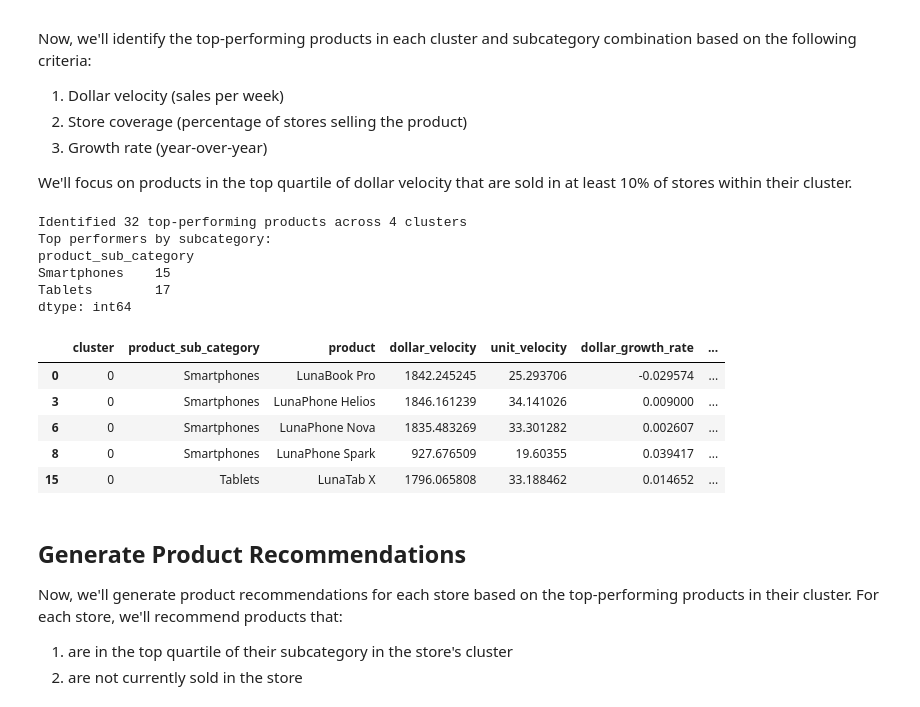
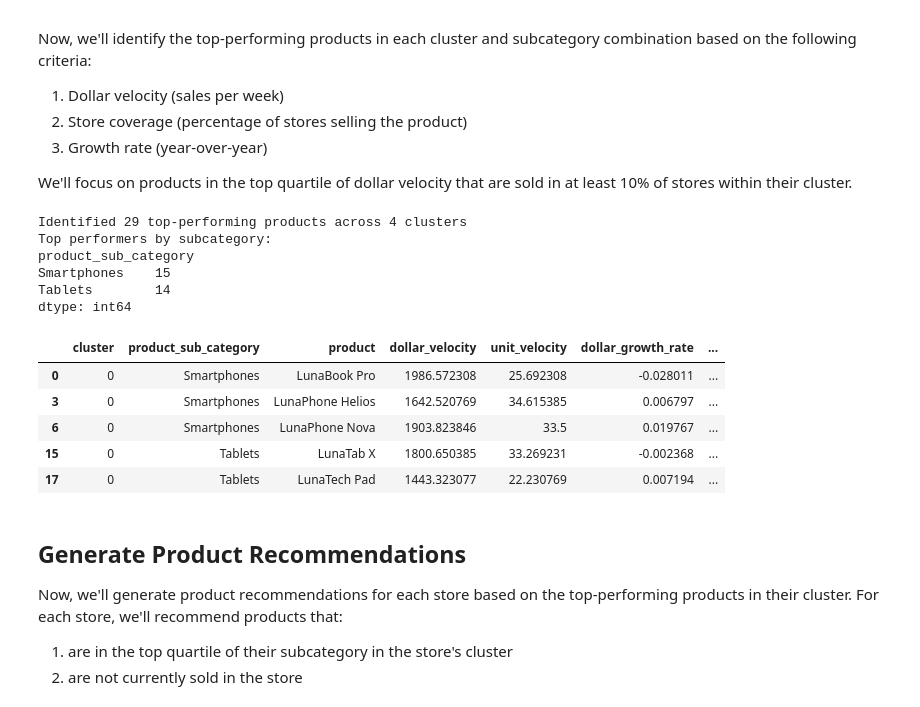
Before and after one commit to gocrisp/blueprints, a Jupyter notebook: notebooks/crisp_distribution_expansion.ipynb, the cells around one changed output. Drawn from its saved outputs; the diff is of its cells as text; code cells hidden in the pictures.

```diff
--- a/notebooks/crisp_distribution_expansion.ipynb
+++ b/notebooks/crisp_distribution_expansion.ipynb
@@ -385,9 +385,9 @@ def identify_top_performers(df, min_store_pct=0.1):
     # Calculate aggregated metrics
     performance = grouped.agg(
         {
-            "dollar_velocity": "mean",  # Average dollar velocity across stores
-            "unit_velocity": "mean",  # Average unit velocity across stores
-            "dollar_growth_rate": "mean",  # Average growth rate
+            "dollar_velocity": "median",  # Median dollar velocity across stores
+            "unit_velocity": "median",  # Median unit velocity across stores
+            "dollar_growth_rate": "median",  # Median growth rate
             "store": "nunique",  # Number of stores selling the product
             "product_id": "first",  # Just to keep the product ID
             "product_category": "first",  # Keep the category
@@ -441,40 +441,40 @@ def identify_top_performers(df, min_store_pct=0.1):
     # Normalize growth rate to 0-1 range for positive growth
     performance["growth_bonus"] = (performance["dollar_growth_rate"] > 0) * 0.5
     performance["adjusted_quartile"] = (
         performance["velocity_quartile"] + performance["growth_bonus"]
     )
 
     # Identify top sales performers
     top_performers = performance[performance["adjusted_quartile"] > 3].copy()
 
     # Ensure we return both the top performers and all performers for reference
     return top_performers, performance
 
 
 # Identify top performing products
 top_performers, all_performance = identify_top_performers(sales_metrics)
 
 # Summarize top performers
 print(
     f"Identified {len(top_performers)} top-performing products across {top_performers['cluster'].nunique()} clusters"
 )
 print("Top performers by subcategory:")
 print(top_performers.groupby("product_sub_category").size())
 
 top_performers.head()
 # %% [output]
-Identified 32 top-performing products across 4 clusters
+Identified 29 top-performing products across 4 clusters
 Top performers by subcategory:
 product_sub_category
 Smartphones    15
-Tablets        17
+Tablets        14
 dtype: int64
 |  | cluster | product_sub_category | product | dollar_velocity | unit_velocity | dollar_growth_rate | ... |
-| 0 | 0 | Smartphones | LunaBook Pro | 1842.245245 | 25.293706 | -0.029574 | ... |
-| 3 | 0 | Smartphones | LunaPhone Helios | 1846.161239 | 34.141026 | 0.009000 | ... |
-| 6 | 0 | Smartphones | LunaPhone Nova | 1835.483269 | 33.301282 | 0.002607 | ... |
-| 8 | 0 | Smartphones | LunaPhone Spark | 927.676509 | 19.60355 | 0.039417 | ... |
-| 15 | 0 | Tablets | LunaTab X | 1796.065808 | 33.188462 | 0.014652 | ... |
+| 0 | 0 | Smartphones | LunaBook Pro | 1986.572308 | 25.692308 | -0.028011 | ... |
+| 3 | 0 | Smartphones | LunaPhone Helios | 1642.520769 | 34.615385 | 0.006797 | ... |
+| 6 | 0 | Smartphones | LunaPhone Nova | 1903.823846 | 33.5 | 0.019767 | ... |
+| 15 | 0 | Tablets | LunaTab X | 1800.650385 | 33.269231 | -0.002368 | ... |
+| 17 | 0 | Tablets | LunaTech Pad | 1443.323077 | 22.230769 | 0.007194 | ... |
 # %% [markdown]
 ## Generate Product Recommendations
 
```
Also changed, not shown: parts of 6 cells of this notebook.
